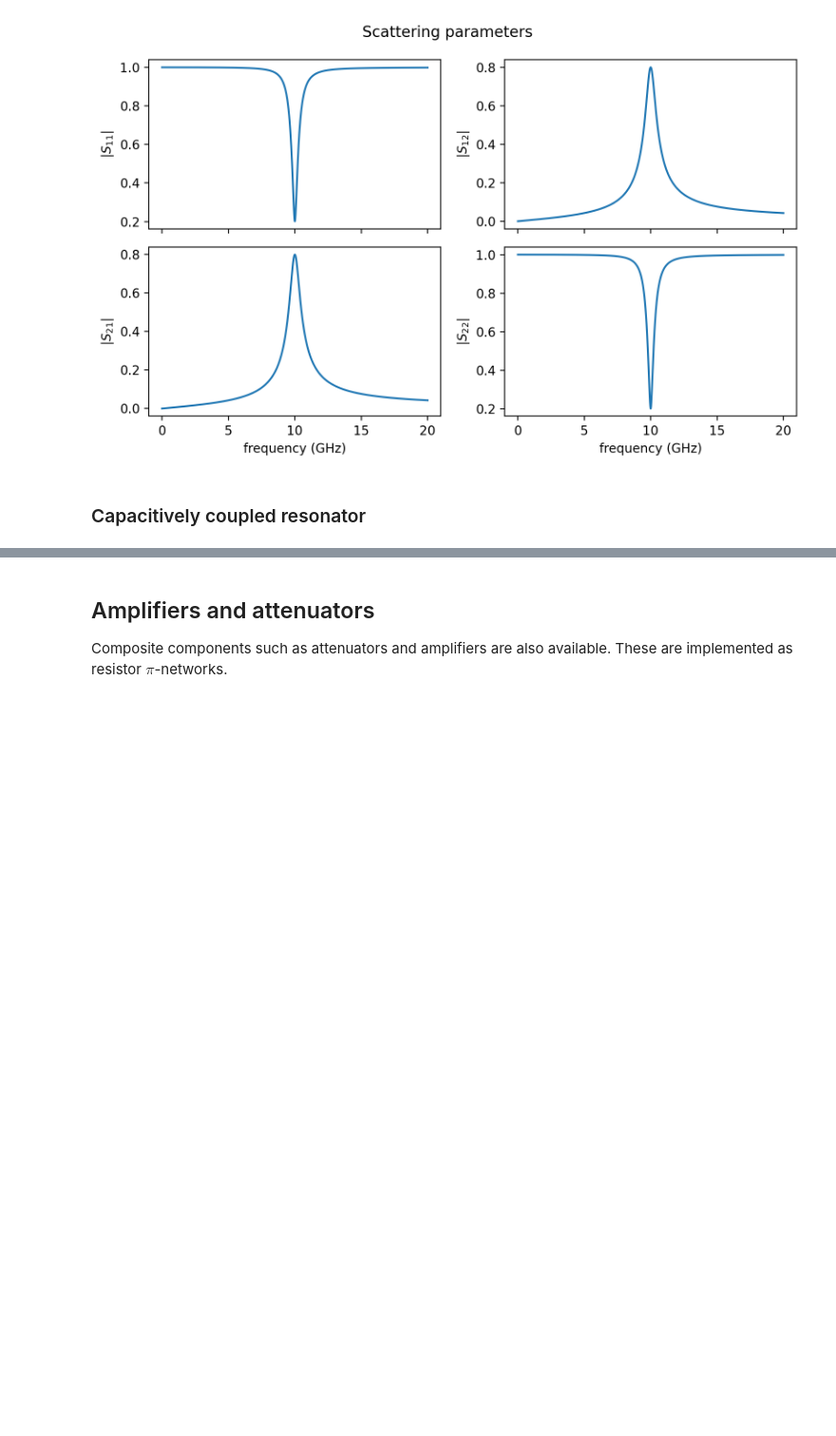
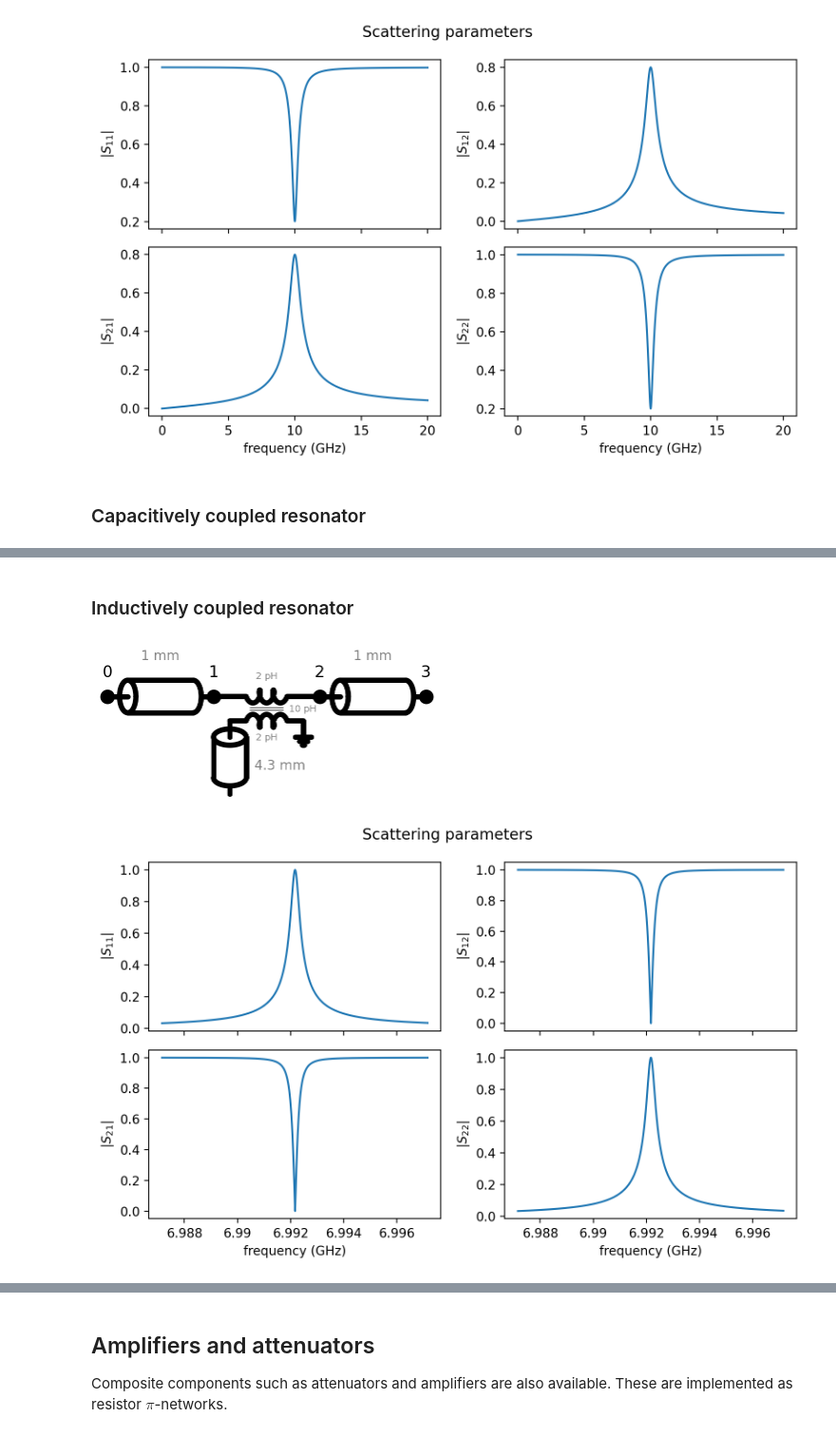
Before and after one commit to jorgemfm27/Network_analysis, a Jupyter notebook: tutorial_nb.ipynb, the cells around one changed output, grey strips where cells are left out. Shown at 95% size. Cells and saved outputs as stored; diff of their text form; code cells hidden in the pictures; blank space fills up the shorter version.

```diff
--- a/tutorial_nb.ipynb
+++ b/tutorial_nb.ipynb
@@ -94 +92,24 @@ s11, s12, s21, s22 = network.get_S_parameters(frequency=np.linspace(-5e6, 5e6,10
 [figure]
+# %% [markdown]
+### Inductively coupled resonator
+# %%
+# compute length required for lambda.4 resonator
+f0 = 7e9
+resonator_length = vp/4/f0
+# correction to resonator frequency from capacitor
+L = 2e-12 # inductor value
+M = 1e-11 # mutual inductance between inductors value
+f_corr = f0 - 4*L/Z0*f0**2
+
+# setup network instance
+network = nt.Network(Zgen=Z0)
+network.add_transmission_line(length=1e-3, Z0=Z0, phase_velocity=vp)
+network.add_inductively_coupled_hanger(length=resonator_length, Z0=Z0, phase_velocity=vp,
+                                       L_line=L, L_hanger=L, M_inductance=M, Z_termination=1e10)
+network.add_transmission_line(length=1e-3, Z0=Z0, phase_velocity=vp)
+network.draw_network()
+
+s11, s12, s21, s22 = network.get_S_parameters(frequency=np.linspace(-5e6, 5e6,10000)+f_corr , plot=True)
+# %% [output]
+[figure, added]
+[figure, added]
```
Also changed, not shown: parts of 5 cells of this notebook.
